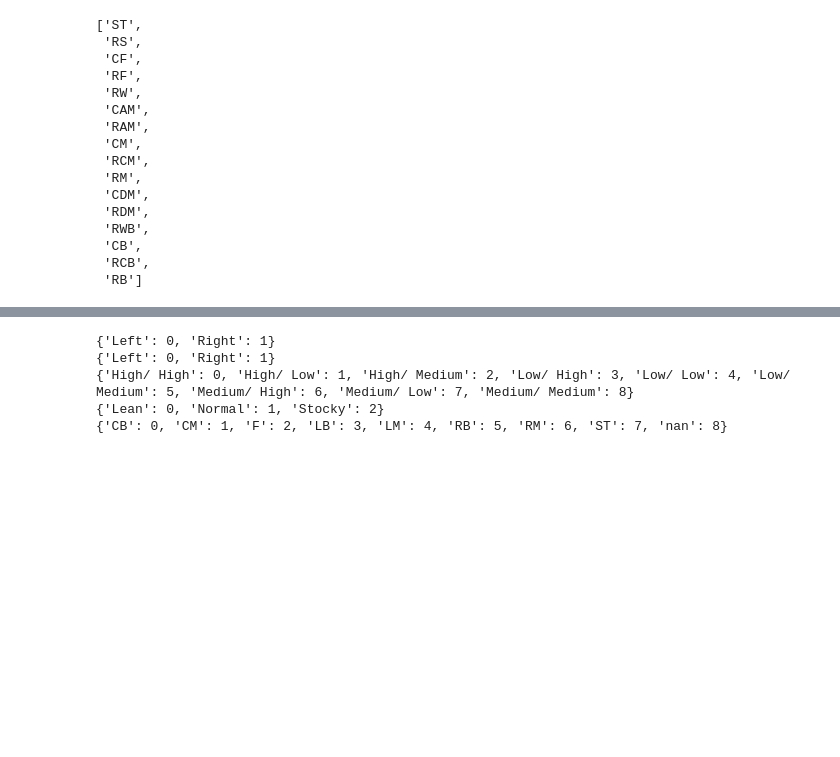
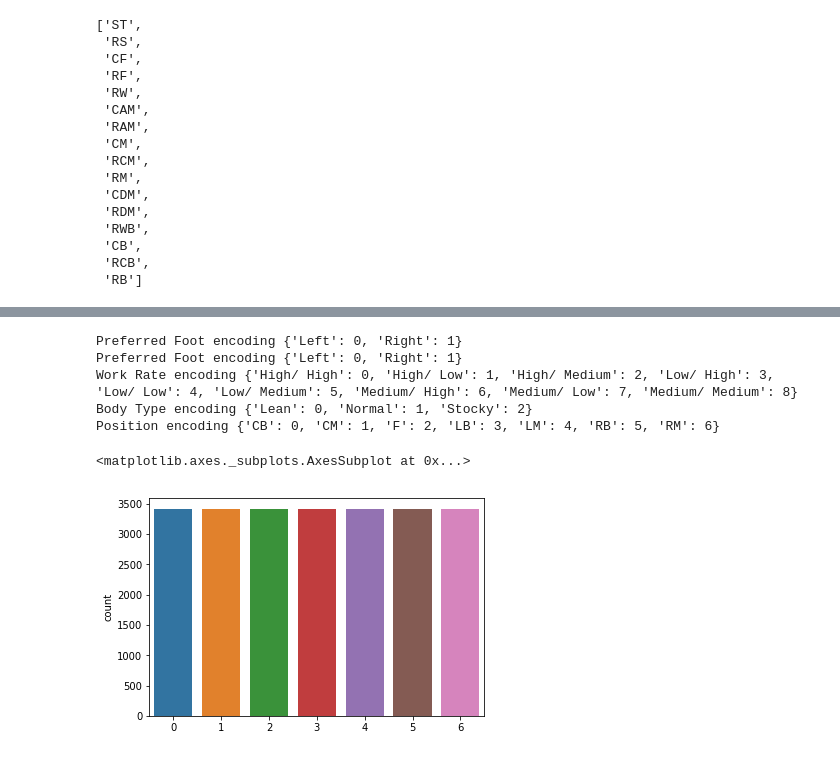
Before and after one commit to mikitachab/football-manager-ml-support, a Jupyter notebook: make_new_classes_and_features.ipynb, the cells around one changed output, grey strips where cells are left out. Drawn from its saved outputs; the diff is of its cells as text; code cells hidden in the pictures; blank space fills up the shorter version.

```diff
--- a/make_new_classes_and_features.ipynb
+++ b/make_new_classes_and_features.ipynb
@@ -162,7 +184,7 @@ from sklearn.preprocessing import LabelEncoder
 def encode_labels(col):
     label_encoder = LabelEncoder()
     transform = label_encoder.fit_transform(col)
-    print(get_labels_map(label_encoder))
+    print(f'{col.name} encoding {get_labels_map(label_encoder)}')
     return transform
 
 def get_labels_map(le):
@@ -172,11 +194,21 @@ def get_labels_map(le):
 fifa_categories = fifa_data.select_dtypes('object')
 fifa_data[fifa_categories.columns] = fifa_data[fifa_categories.columns].apply(encode_labels)
 # %% [output]
-{'Left': 0, 'Right': 1}
-{'Left': 0, 'Right': 1}
-{'High/ High': 0, 'High/ Low': 1, 'High/ Medium': 2, 'Low/ High': 3, 'Low/ Low': 4, 'Low/ Medium': 5, 'Medium/ High': 6, 'Medium/ Low': 7, 'Medium/ Medium': 8}
-{'Lean': 0, 'Normal': 1, 'Stocky': 2}
-{'CB': 0, 'CM': 1, 'F': 2, 'LB': 3, 'LM': 4, 'RB': 5, 'RM': 6, 'ST': 7, 'nan': 8}
+Preferred Foot encoding {'Left': 0, 'Right': 1}
+Preferred Foot encoding {'Left': 0, 'Right': 1}
+Work Rate encoding {'High/ High': 0, 'High/ Low': 1, 'High/ Medium': 2, 'Low/ High': 3, 'Low/ Low': 4, 'Low/ Medium': 5, 'Medium/ High': 6, 'Medium/ Low': 7, 'Medium/ Medium': 8}
+Body Type encoding {'Lean': 0, 'Normal': 1, 'Stocky': 2}
+Position encoding {'CB': 0, 'CM': 1, 'F': 2, 'LB': 3, 'LM': 4, 'RB': 5, 'RM': 6}
+# %%
+from imblearn.over_sampling import BorderlineSMOTE
+blsmote = BorderlineSMOTE()
+sampler = blsmote
+X_resampled, y_resampled = sampler.fit_resample(fifa_data.drop('Position', axis=1), fifa_data['Position'])
+# %%
+sns.countplot(y_resampled)
+# %% [output]
+<matplotlib.axes._subplots.AxesSubplot at 0x...>
+[figure, added]
 # %%
 from sklearn.preprocessing import RobustScaler, StandardScaler
 from sklearn.model_selection import train_test_split
```
Also changed, not shown: parts of 10 cells of this notebook, 7 other files.
